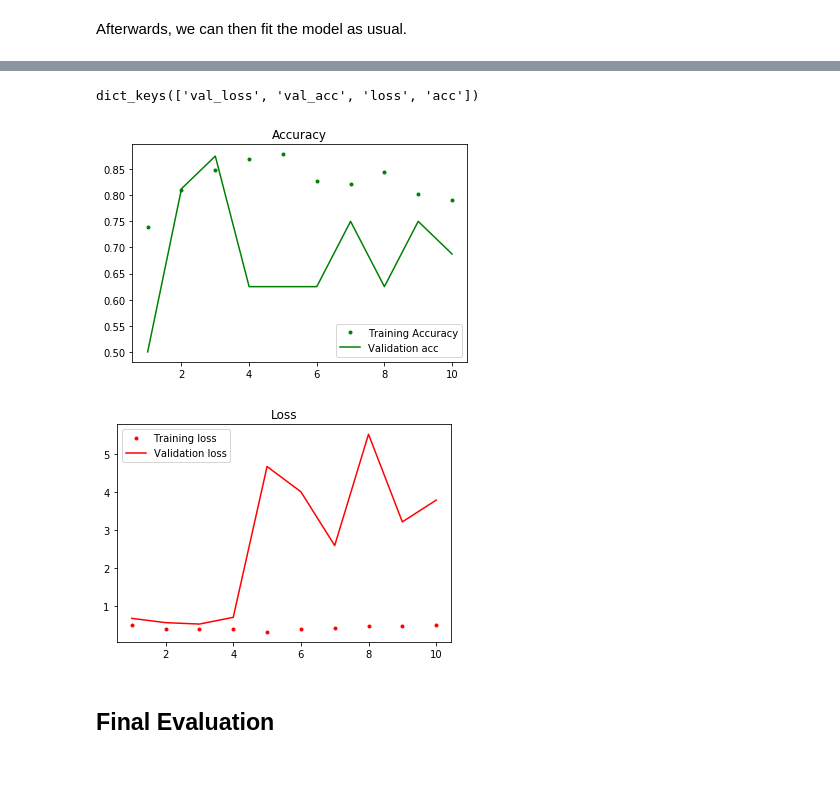
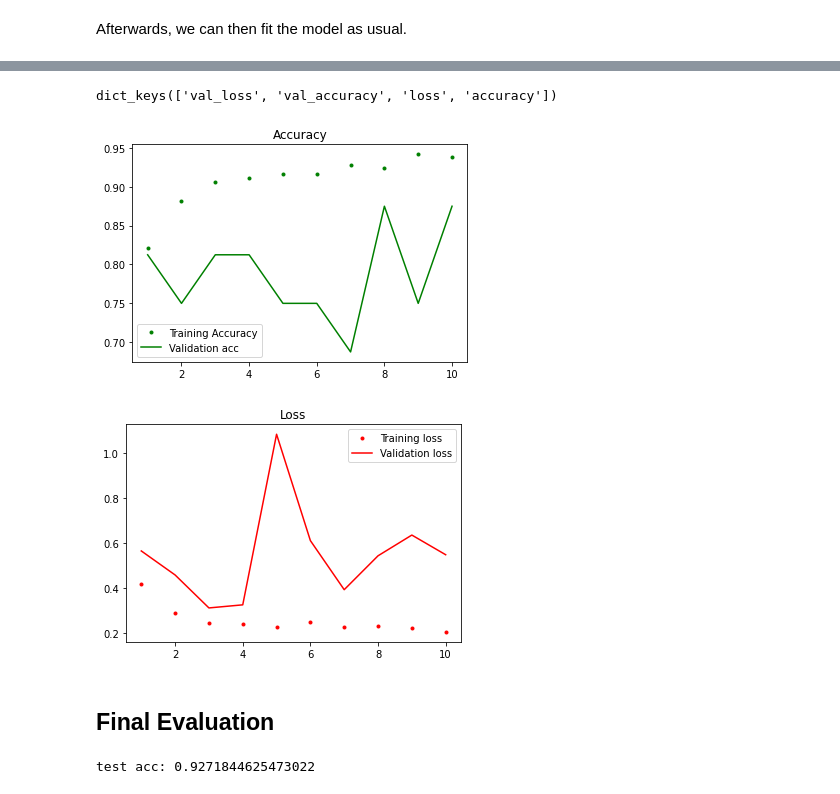
Before and after one commit to GitHub-ccd/pneumonia_detection_CNN_MOD_4, a Jupyter notebook: transferLearning.ipynb, the cells around one changed output, grey strips where cells are left out. Drawn from its saved outputs; the diff is of its cells as text; code cells hidden in the pictures.

```diff
--- a/transferLearning.ipynb
+++ b/transferLearning.ipynb
@@ -28,14 +32,14 @@ np.random.seed(123)
 Using TensorFlow backend.
 # %%
 # select when running google colab
-# train_folder = '/content/gdrive/My Drive/Flatiron_school/Flatiron_MOD_4/Convolutional_Neural_Networks/dsc-building-a-cnn-from-scratch-onl01-dtsc-ft-030220/chest_xray_downsampled/train'
-# test_folder = '/content/gdrive/My Drive/Flatiron_school/Flatiron_MOD_4/Convolutional_Neural_Networks/dsc-building-a-cnn-from-scratch-onl01-dtsc-ft-030220/chest_xray_downsampled/test'
-# val_folder = '/content/gdrive/My Drive/Flatiron_school/Flatiron_MOD_4/Convolutional_Neural_Networks/dsc-building-a-cnn-from-scratch-onl01-dtsc-ft-030220/chest_xray_downsampled/val'
+train_folder = '/content/gdrive/My Drive/Flatiron_school/MOD4_pneumonia_detection_backup/data/train'
+test_folder = '/content/gdrive/My Drive/Flatiron_school/MOD4_pneumonia_detection_backup/data/test'
+val_folder = '/content/gdrive/My Drive/Flatiron_school/MOD4_pneumonia_detection_backup/data/val'
 
 # select when running local machine
-train_folder = 'data/train'
-test_folder = 'data/test'
-val_folder = 'data/val'
+# train_folder = 'data/train'
+# test_folder = 'data/test'
+# val_folder = 'data/val'
 # %%
 datagen = ImageDataGenerator(rescale=1./255)
 batch_size = 10
@@ -408,9 +415,9 @@ Afterwards, we can then fit the model as usual.
 # %%
 # several parameter sets were tested at this point.
 history = model.fit_generator(train_generator,
-                              steps_per_epoch=120,
+                              steps_per_epoch=80,
                               epochs=10,
                               validation_data=val_generator,
-                              validation_steps=60)
+                              validation_steps=30)
 # %% [output]
 Epoch 1/10
@@ -436,26 +443,26 @@ Epoch 10/10
 # %%
 history.history.keys()
 # %% [output]
-dict_keys(['val_loss', 'val_acc', 'loss', 'acc'])
+dict_keys(['val_loss', 'val_accuracy', 'loss', 'accuracy'])
 # %%
-train_acc = history.history['acc']
-val_acc = history.history['val_acc']
+train_acc = history.history['accuracy']
+val_acc = history.history['val_accuracy']
 train_loss = history.history['loss']
 val_loss = history.history['val_loss']
 epch = range(1, len(train_acc) + 1)
 plt.plot(epch, train_acc, 'g.', label='Training Accuracy')
 plt.plot(epch, val_acc, 'g', label='Validation acc')
 plt.title('Accuracy')
 plt.legend()
 plt.figure()
 plt.plot(epch, train_loss, 'r.', label='Training loss')
 plt.plot(epch, val_loss, 'r', label='Validation loss')
 plt.title('Loss')
 plt.legend()
 plt.show()
 # %% [output]
-[figure, old version]
+[figure, new version]
-[figure, old version]
+[figure, new version]
 # %% [markdown]
 ## Final Evaluation
 # %%
@@ -468,3 +475,5 @@ plt.show()
 
 test_loss, test_acc = model.evaluate_generator(test_generator, steps=50)
 print('test acc:', test_acc)
+# %% [output]
+test acc: 0.9271844625473022
```
Also changed, not shown: parts of 15 cells of this notebook, 2 other files.
